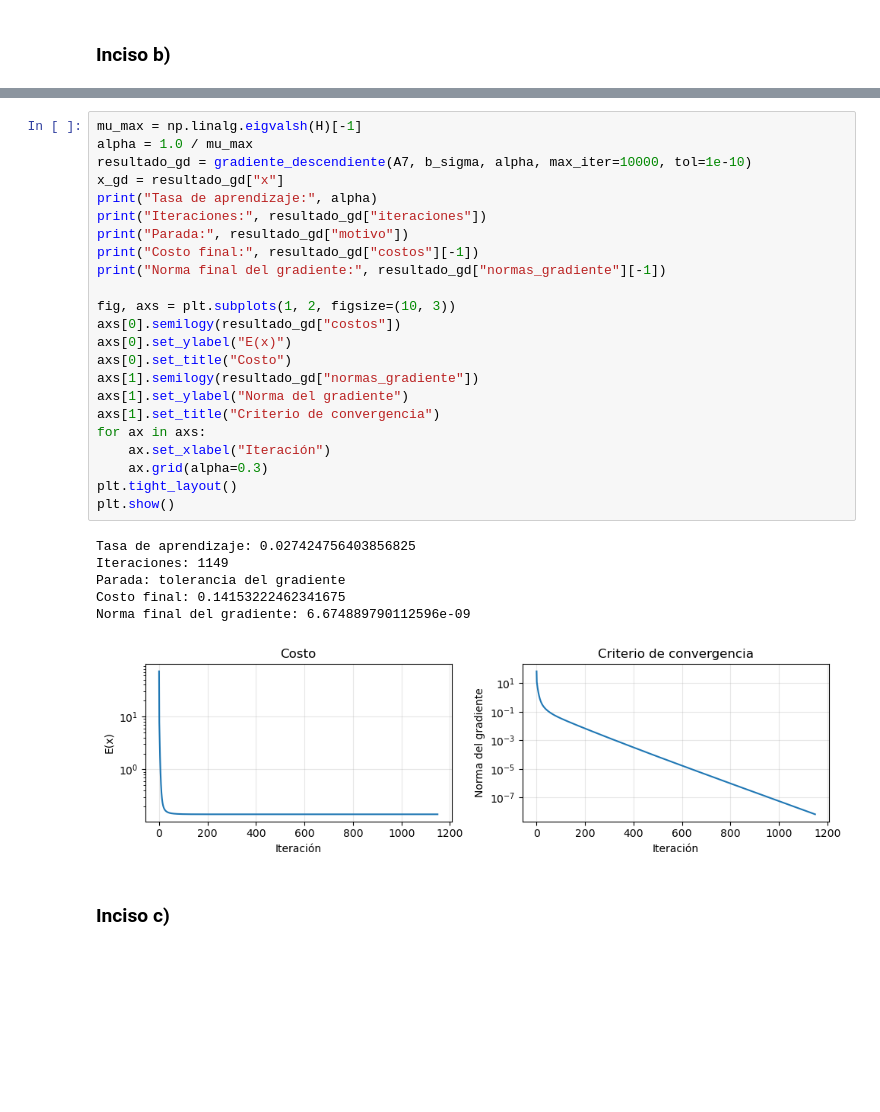
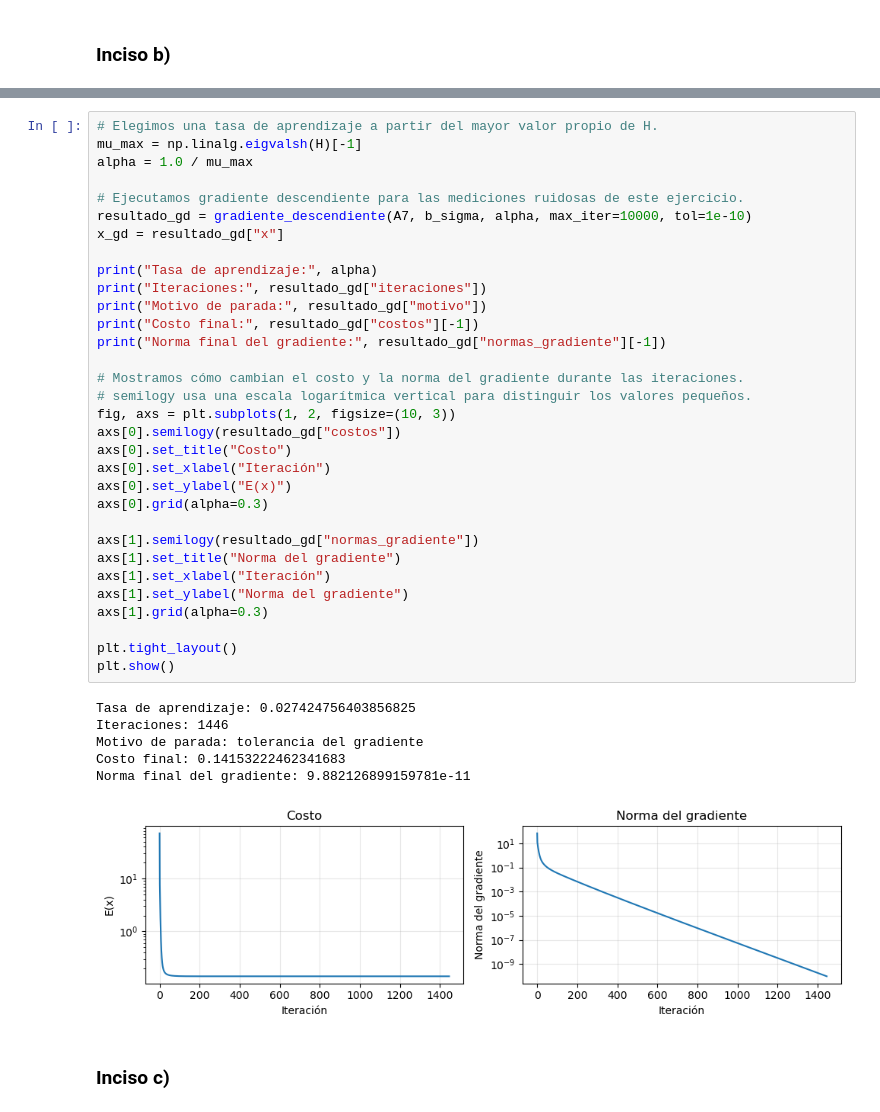
Before and after one commit to fededelcuadro/proyecto-tomografia-metodos, a Jupyter notebook: ejercicio_8.ipynb, the cells around one changed output, grey strips where cells are left out. Cells and saved outputs as stored; diff of their text form; blank space fills up the shorter version.

```diff
--- a/ejercicio_8.ipynb
+++ b/ejercicio_8.ipynb
@@ -144,33 +133,42 @@ def gradiente_descendiente(A, b, alpha, max_iter=10000, tol=1e-8,
 # %%
+# Elegimos una tasa de aprendizaje a partir del mayor valor propio de H.
 mu_max = np.linalg.eigvalsh(H)[-1]
 alpha = 1.0 / mu_max
+
+# Ejecutamos gradiente descendiente para las mediciones ruidosas de este ejercicio.
 resultado_gd = gradiente_descendiente(A7, b_sigma, alpha, max_iter=10000, tol=1e-10)
 x_gd = resultado_gd["x"]
+
 print("Tasa de aprendizaje:", alpha)
 print("Iteraciones:", resultado_gd["iteraciones"])
-print("Parada:", resultado_gd["motivo"])
+print("Motivo de parada:", resultado_gd["motivo"])
 print("Costo final:", resultado_gd["costos"][-1])
 print("Norma final del gradiente:", resultado_gd["normas_gradiente"][-1])
 
+# Mostramos cómo cambian el costo y la norma del gradiente durante las iteraciones.
+# semilogy usa una escala logarítmica vertical para distinguir los valores pequeños.
 fig, axs = plt.subplots(1, 2, figsize=(10, 3))
 axs[0].semilogy(resultado_gd["costos"])
+axs[0].set_title("Costo")
+axs[0].set_xlabel("Iteración")
 axs[0].set_ylabel("E(x)")
-axs[0].set_title("Costo")
+axs[0].grid(alpha=0.3)
+
 axs[1].semilogy(resultado_gd["normas_gradiente"])
+axs[1].set_title("Norma del gradiente")
+axs[1].set_xlabel("Iteración")
 axs[1].set_ylabel("Norma del gradiente")
-axs[1].set_title("Criterio de convergencia")
-for ax in axs:
-    ax.set_xlabel("Iteración")
-    ax.grid(alpha=0.3)
+axs[1].grid(alpha=0.3)
+
 plt.tight_layout()
 plt.show()
 # %% [output]
 Tasa de aprendizaje: 0.027424756403856825
-Iteraciones: 1149
-Parada: tolerancia del gradiente
-Costo final: 0.14153222462341675
-Norma final del gradiente: 6.674889790112596e-09
+Iteraciones: 1446
+Motivo de parada: tolerancia del gradiente
+Costo final: 0.14153222462341683
+Norma final del gradiente: 9.882126899159781e-11
-[figure, old version]
+[figure, new version]
 # %% [markdown]
 ### Inciso c)
 # %%
```
Also changed, not shown: parts of 7 cells of this notebook.
